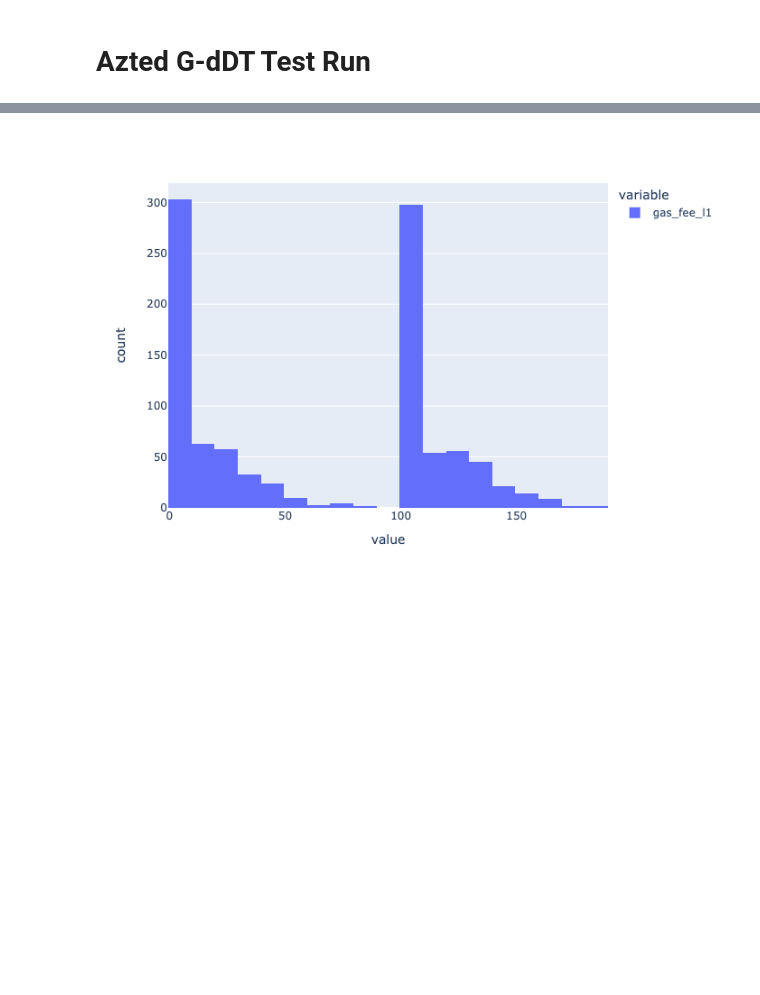
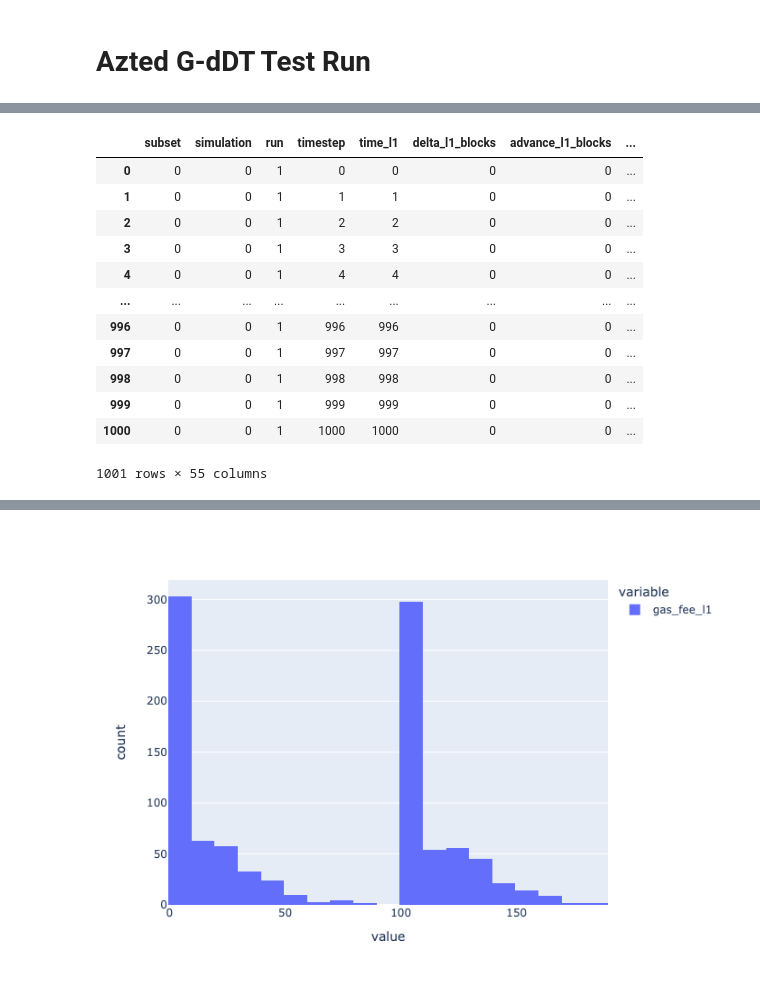
Before and after one commit to BlockScience/aztec-gddt, a Jupyter notebook: notebooks/test_run.ipynb, the cells around one changed output, grey strips where cells are left out. Saved outputs shown, nothing was run; the diff lists cells and outputs as text; code cells hidden in the pictures; blank space fills up the shorter version.

```diff
--- a/notebooks/test_run.ipynb
+++ b/notebooks/test_run.ipynb
@@ -35 +21,17 @@ Total execution time: 7.92s
+# %%
+sim_df
+# %% [output]
+|  | subset | simulation | run | timestep | time_l1 | delta_l1_blocks | advance_l1_blocks | ... |
+| 0 | 0 | 0 | 1 | 0 | 0 | 0 | 0 | ... |
+| 1 | 0 | 0 | 1 | 1 | 1 | 0 | 0 | ... |
+| 2 | 0 | 0 | 1 | 2 | 2 | 0 | 0 | ... |
+| 3 | 0 | 0 | 1 | 3 | 3 | 0 | 0 | ... |
+| 4 | 0 | 0 | 1 | 4 | 4 | 0 | 0 | ... |
+| ... | ... | ... | ... | ... | ... | ... | ... | ... |
+| 996 | 0 | 0 | 1 | 996 | 996 | 0 | 0 | ... |
+| 997 | 0 | 0 | 1 | 997 | 997 | 0 | 0 | ... |
+| 998 | 0 | 0 | 1 | 998 | 998 | 0 | 0 | ... |
+| 999 | 0 | 0 | 1 | 999 | 999 | 0 | 0 | ... |
+| 1000 | 0 | 0 | 1 | 1000 | 1000 | 0 | 0 | ... |
+1001 rows × 55 columns
 # %%
```
Also changed, not shown: parts of 11 cells of this notebook, 1 other file.
